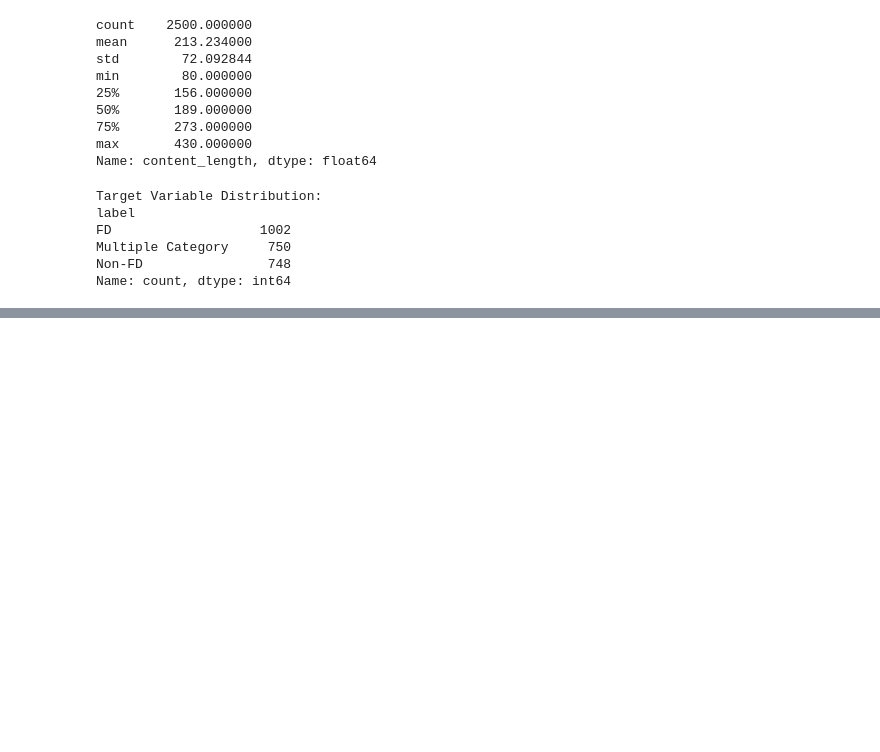
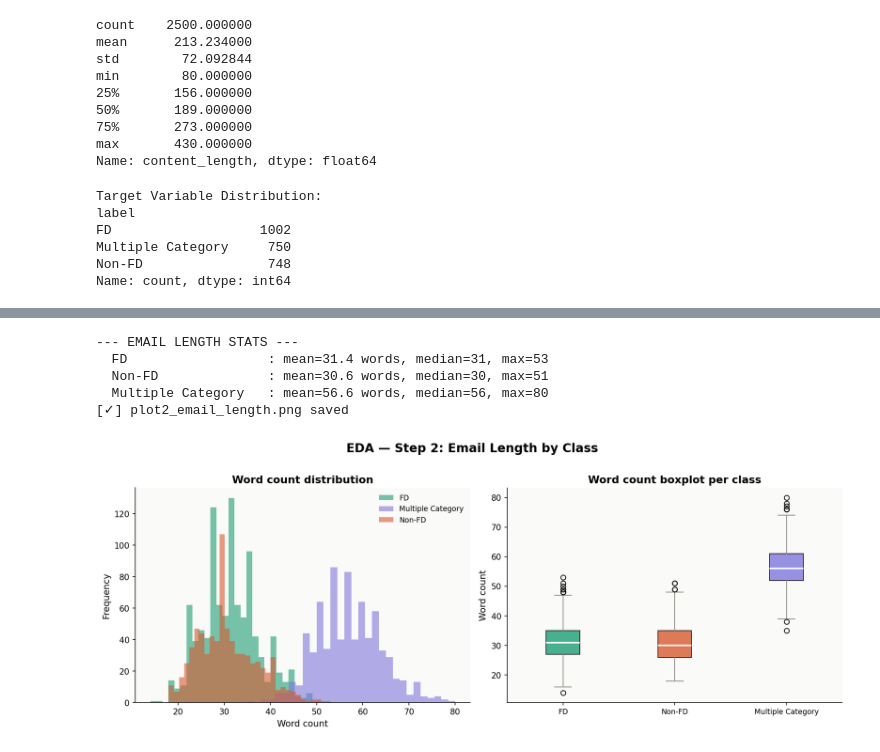
Before and after one commit to sandipanpaul21/email_intent_classification_using_genai, a Jupyter notebook: Chapter_1/2_eda.ipynb, the cells around one changed output, grey strips where cells are left out. Cells and saved outputs as stored; diff of their text form; code cells hidden in the pictures; blank space fills up the shorter version.

```diff
--- a/Chapter_1/2_eda.ipynb
+++ b/Chapter_1/2_eda.ipynb
@@ -68,0 +194,51 @@ Name: count, dtype: int64
+# %%
+# ─────────────────────────────────────────────────────────────────────────────
+# FIGURE 2  Email Length Analysis
+# ─────────────────────────────────────────────────────────────────────────────
+fig, axes = plt.subplots(1, 2, figsize=(13, 5))
+fig.suptitle("EDA — Step 2: Email Length by Class", fontsize=15, fontweight="bold", y=1.01)
+
+for lbl, grp in df.groupby("label"):
+    col = PALETTE[lbl]
+    axes[0].hist(grp["word_count"], bins=30, alpha=0.6, color=col, label=lbl, edgecolor="none")
+axes[0].set_xlabel("Word count"); axes[0].set_ylabel("Frequency")
+axes[0].set_title("Word count distribution")
+axes[0].legend(fontsize=9, frameon=False)
+axes[0].set_facecolor(BG)
+
+# Box plot - word count per class
+box_data  = [df[df["label"]==l]["word_count"].values for l in labels_order]
+bp = axes[1].boxplot(box_data, patch_artist=True, medianprops=dict(color="white", linewidth=2))
+for patch, col in zip(bp["boxes"], colors):
+    patch.set_facecolor(col); patch.set_alpha(0.8)
+for element in ["whiskers","caps","fliers"]:
+    for item in bp[element]:
+        item.set(color=C_GRAY, linewidth=1)
+axes[1].set_xticks([1,2,3]); axes[1].set_xticklabels(labels_order, fontsize=9)
+axes[1].set_ylabel("Word count"); axes[1].set_title("Word count boxplot per class")
+axes[1].set_facecolor(BG)
+
+# Print stats
+print("\n--- EMAIL LENGTH STATS ---")
+for lbl in labels_order:
+    g = df[df["label"]==lbl]
+    print(f"  {lbl:<20}: mean={g['word_count'].mean():.1f} words, "
+          f"median={g['word_count'].median():.0f}, max={g['word_count'].max()}")
+
+plt.tight_layout()
+plt.savefig("EDA_Image/plot2_email_length.png", dpi=150, bbox_inches="tight")
+plt.close()
+print("[✓] plot2_email_length.png saved")
+
+image_files = [
+    "plot2_email_length.png"
+]
+for img_file in image_files:
+    display(Image(filename=f"EDA_Image/{img_file}"))
+# %% [output]
+--- EMAIL LENGTH STATS ---
+  FD                  : mean=31.4 words, median=31, max=53
+  Non-FD              : mean=30.6 words, median=30, max=51
+  Multiple Category   : mean=56.6 words, median=56, max=80
+[✓] plot2_email_length.png saved
+[figure, added]
```
Also changed, not shown: parts of 10 cells of this notebook, 1 other file.
